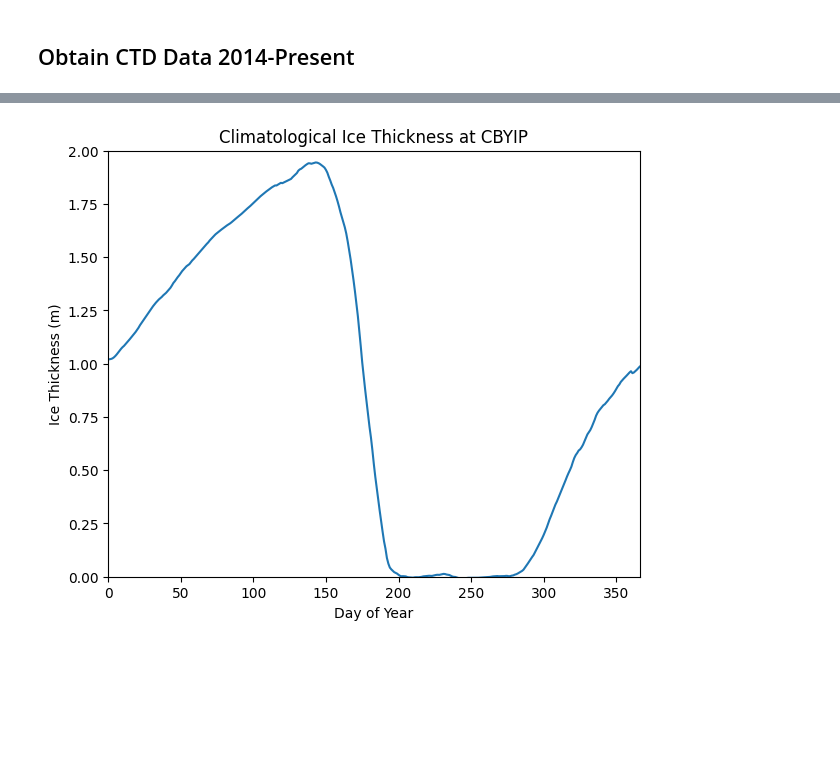
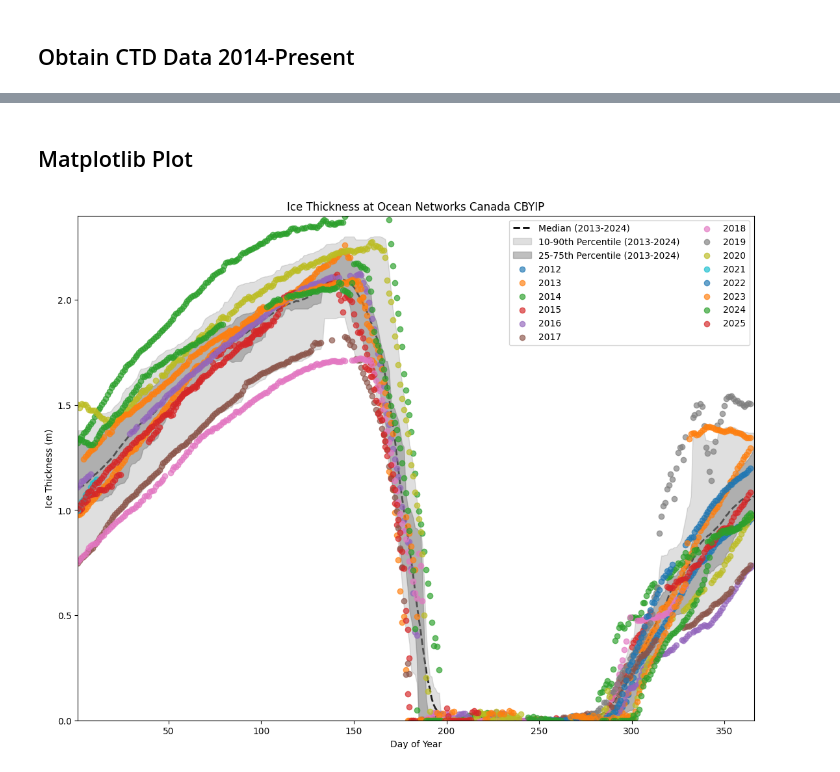
Before and after one commit to IanTBlack/onc-toolbox, a Jupyter notebook: examples/cbyip/icepro.ipynb, the cells around one changed output, grey strips where cells are left out. Drawn from its saved outputs; the diff is of its cells as text; code cells hidden in the pictures; blank space fills up the shorter version.

```diff
--- a/examples/cbyip/icepro.ipynb
+++ b/examples/cbyip/icepro.ipynb
@@ -57,8 +76,9 @@ _ds = onct.get_clean_data(location_code=loc_code,
                           date_from=date_from,
                           date_to=date_to,
                           out_as=out_as,
+                          property_code=['conductivity','seawatertemperature','pressure','salinity'],
                           add_metadata=add_metadata)
-_ds = _ds.drop_vars([dv for dv in _ds.data_vars if dv.startswith('qaqc_flag')],errors = 'ignore')
+_ds = remove_onc_flags(_ds)
 
 ## Only keep variables that will help compute sea water density.
 _ds = _ds[['practical_salinity','temperature','pressure','conductivity']]
@@ -95,10 +115,11 @@ for year in years:
                                   date_from=date_from,
                                   date_to=date_to,
                                   out_as=out_as,
+                                  property_code=['conductivity','seawatertemperature','pressure','salinity'],
                                   add_metadata=add_metadata)
     except:
         continue
-    _ds = _ds.drop_vars([dv for dv in _ds.data_vars if dv.startswith('qaqc_flag')],errors = 'ignore')
+    _ds = remove_onc_flags(_ds)
 
     # Remove old variables that can be recomputed later.
     _ds = _ds.drop_vars(['sigma-t','sigma-theta_0_dbar','sound_speed','density'], errors = 'ignore')
@@ -126,3 +149,9 @@ ctd = ctd.sortby('time')
 # %%
 combo = xr.combine_by_coords([icepro, ctd, wqm], combine_attrs='drop_conflicts', join='outer', data_vars = 'all', compat = 'no_conflicts')
 combo = combo.dropna(dim = 'time', how = 'all')
+
+local_ice_bulk_density = 850 # Or 917?
+combo['ice_thickness'] = combo.ice_draft_corrected * (combo.sea_water_density/local_ice_bulk_density)
+
+it = combo.ice_thickness.dropna(dim = 'time', how = 'all')
+it = it.where(it >0, other = 0)
@@ -220,0 +163,10 @@ clim = build_daily_climatology(combo.ice_thickness, half_window_width=5, use_cir
+# %%
+ref = it.sel(time = slice(datetime(2013,1,1), datetime(2024,12,31)))
+clim_med = fixed_baseline_climatology(ref, half_window_width=5, use_circular = True, method = 'median', reset_to_input_time=False)
+clim_mean = fixed_baseline_climatology(ref, half_window_width=5, use_circular = True, method = 'mean', reset_to_input_time=False)
+
+q = fixed_baseline_climatology(ref, half_window_width=5, use_circular = True, method = [0.1,0.25,0.75,0.9], reset_to_input_time=False)
+q10 = q.sel(quantile = 0.1)
+q25 = q.sel(quantile = 0.25)
+q75 = q.sel(quantile = 0.75)
+q90 = q.sel(quantile = 0.9)
@@ -221,12 +211,26 @@ clim = build_daily_climatology(combo.ice_thickness, half_window_width=5, use_cir
+# %% [markdown]
+## Matplotlib Plot
 # %%
-fig, ax = plt.subplots(1,1, figsize = (6,5), constrained_layout = True)
-ax.plot(clim.dayofyear, clim)
+fig, ax = plt.subplots(1,1, figsize = (11,8.5), constrained_layout = True)
+ax.plot(clim_mean.dayofyear, clim_mean, color = 'black', zorder = 0, linestyle = '--', linewidth = 2, label = 'Median (2013-2024)')
 
-ax.set_xlim(0,366)
-ax.set_ylim(0, 2)
+
+ax.fill_between(q10.dayofyear, q10, q90, color = 'gray', alpha = 0.25, zorder = 0, label = '10-90th Percentile (2013-2024)')
+ax.fill_between(q25.dayofyear, q25, q75, color = 'gray', alpha = 0.5, zorder = 0, label = '25-75th Percentile (2013-2024)')
+
+
+for year in years:
+    _ds = it.sel(time = slice(datetime(year,1,1), datetime(year,12,31)))
+    ax.scatter(_ds['time.dayofyear'], _ds, label = str(year), alpha = 0.67)
+
+
+ax.legend(loc = 'upper right', fontsize = 10, ncol = 2)
+
+ax.set_xlim(1,366)
+ax.set_ylim(0, 2.4)
 ax.set_ylabel('Ice Thickness (m)')
 ax.set_xlabel('Day of Year')
-ax.set_title('Climatological Ice Thickness at CBYIP')
+ax.set_title('Ice Thickness at Ocean Networks Canada CBYIP')
 plt.savefig('../figures/ice_thickness_example.jpg', dpi = 300)
 # %% [output]
-[figure, old version]
+[figure, new version]
```
Also changed, not shown: parts of 13 cells of this notebook.
